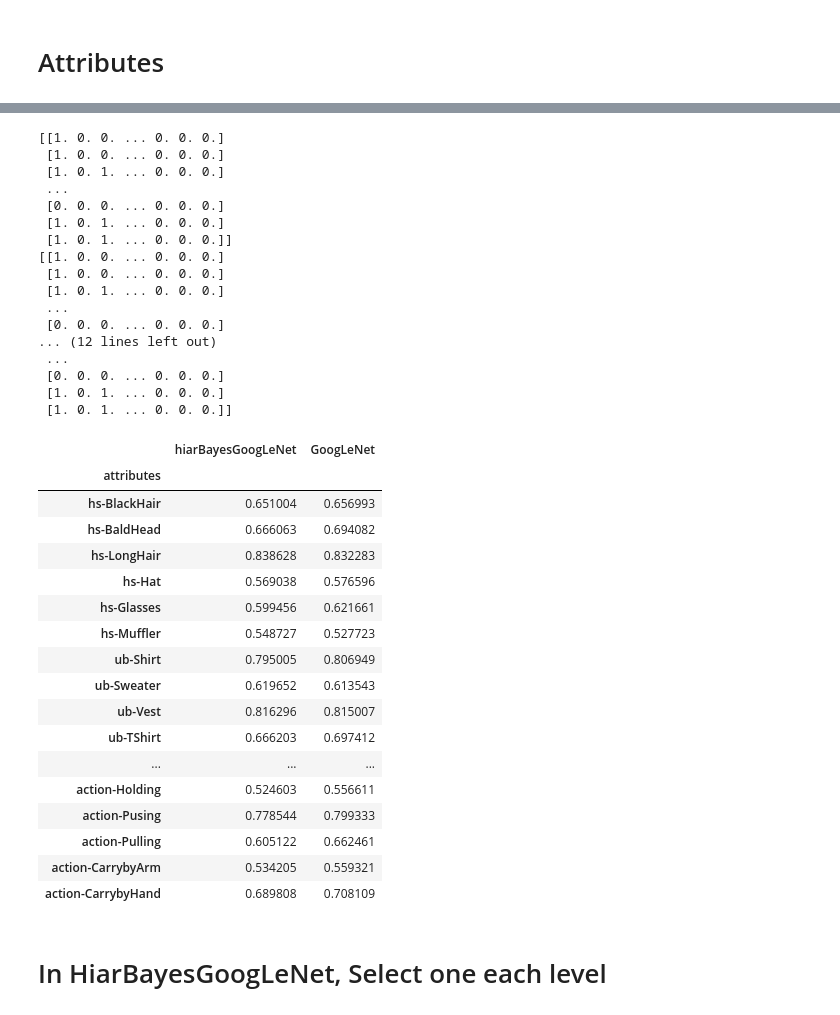
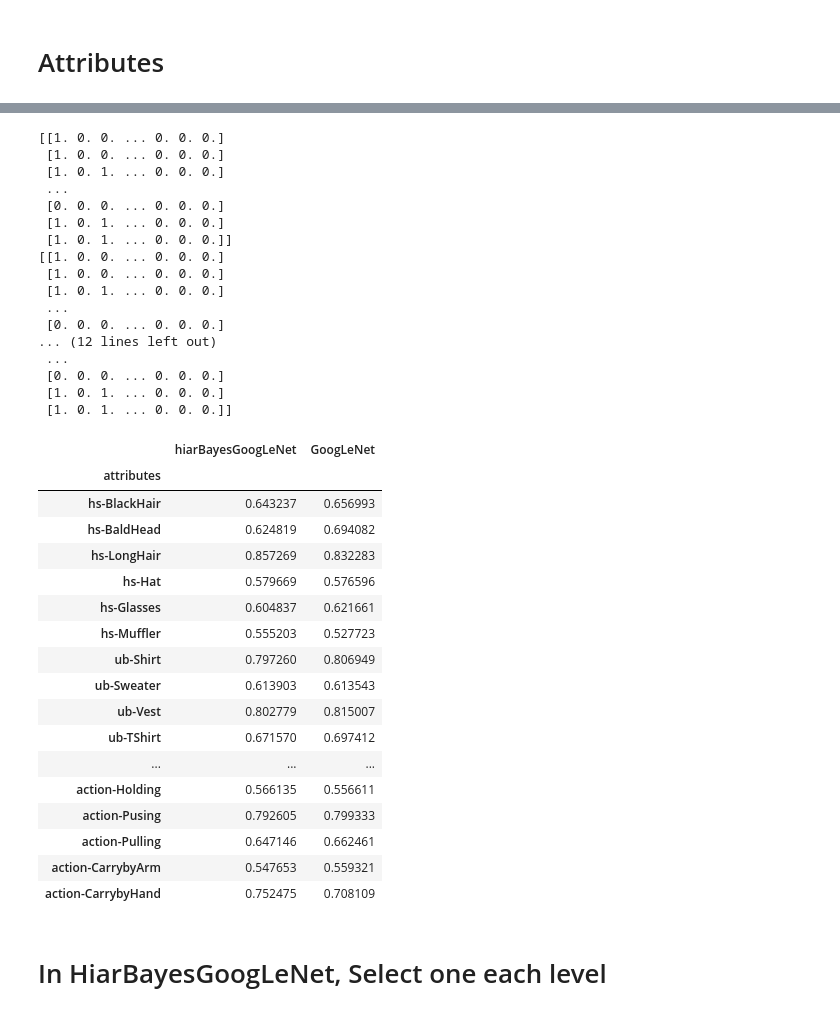
Before and after one commit to waterahr/HR-Net, a Jupyter notebook: notebook/test_RAP_51.ipynb, the cells around one changed output, grey strips where cells are left out. Drawn from its saved outputs; the diff is of its cells as text; code cells hidden in the pictures.

```diff
--- a/notebook/test_RAP_51.ipynb
+++ b/notebook/test_RAP_51.ipynb
@@ -267,8 +376,8 @@ data_dict = {"attributes": attributes_list_hiar}
 
 ###hiarBayesGoogLeNet
 predictions_prob = np.load(
-    "../results/predictions/hiarGoogLeNet_binary51_75v2_binary51_75_final500iter_model_predictions_imagenet_test_RAP.npy")
-predictions = np.array(predictions_prob >= 0.5, dtype="float64")#[:, selected]
+    "../results/predictions/hiarGoogLeNet_binary51_75v2_binary51_75_epoch100_valloss0.11_predictions_imagenet_test_RAP.npy")
+predictions = np.array(predictions_prob >= 0.5, dtype="float64")[:, :]#[:, selected]
 label = y_test_hiar#[:, selected]
 
 print(predictions)
@@ -378,7 +487,7 @@ data_dict = {"attributes": attributes_list_hiar}
 
 ###hiarBayesGoogLeNet
 predictions_prob = np.load(
-    "../results/predictions/hiarGoogLeNet_binary51_75v2_binary51_75_final500iter_model_predictions_imagenet_test_RAP.npy")
+    "../results/predictions/hiarGoogLeNet_binary51_75v2_binary51_75_epoch100_valloss0.11_predictions_imagenet_test_RAP.npy")
 predictions = np.array(predictions_prob >= 0.5, dtype="float64")#[:, selected]
 label = y_test_hiar#[:, selected]
 
@@ -421,49 +530,49 @@ print(label)
 metric = []
 for i in range(label.shape[1]):
     #print(accuracy_score(predictions[:, i], label[:, i]))
     metric.append(mA_attribute(predictions[:, i], label[:, i]))
 metric = np.asarray(metric)[list(np.hstack((low_level, mid_level, high_level)))]
 data_dict.update({"GoogLeNet": metric})
 
 df = pd.DataFrame(data_dict)
 df.set_index('attributes', inplace=True)
 df
 # %% [output]
 [[1. 0. 0. ... 0. 0. 0.]
  [1. 0. 0. ... 0. 0. 0.]
  [1. 0. 1. ... 0. 0. 0.]
  ...
  [0. 0. 0. ... 0. 0. 0.]
  [1. 0. 1. ... 0. 0. 0.]
  [1. 0. 1. ... 0. 0. 0.]]
 [[1. 0. 0. ... 0. 0. 0.]
  [1. 0. 0. ... 0. 0. 0.]
  [1. 0. 1. ... 0. 0. 0.]
  ...
  [0. 0. 0. ... 0. 0. 0.]
 ... (12 lines left out)
  ...
  [0. 0. 0. ... 0. 0. 0.]
  [1. 0. 1. ... 0. 0. 0.]
  [1. 0. 1. ... 0. 0. 0.]]
 |  | hiarBayesGoogLeNet | GoogLeNet |
 | attributes |  |  |
-| hs-BlackHair | 0.651004 | 0.656993 |
-| hs-BaldHead | 0.666063 | 0.694082 |
-| hs-LongHair | 0.838628 | 0.832283 |
-| hs-Hat | 0.569038 | 0.576596 |
-| hs-Glasses | 0.599456 | 0.621661 |
-| hs-Muffler | 0.548727 | 0.527723 |
-| ub-Shirt | 0.795005 | 0.806949 |
-| ub-Sweater | 0.619652 | 0.613543 |
-| ub-Vest | 0.816296 | 0.815007 |
-| ub-TShirt | 0.666203 | 0.697412 |
+| hs-BlackHair | 0.643237 | 0.656993 |
+| hs-BaldHead | 0.624819 | 0.694082 |
+| hs-LongHair | 0.857269 | 0.832283 |
+| hs-Hat | 0.579669 | 0.576596 |
+| hs-Glasses | 0.604837 | 0.621661 |
+| hs-Muffler | 0.555203 | 0.527723 |
+| ub-Shirt | 0.797260 | 0.806949 |
+| ub-Sweater | 0.613903 | 0.613543 |
+| ub-Vest | 0.802779 | 0.815007 |
+| ub-TShirt | 0.671570 | 0.697412 |
 | ... | ... | ... |
-| action-Holding | 0.524603 | 0.556611 |
-| action-Pusing | 0.778544 | 0.799333 |
-| action-Pulling | 0.605122 | 0.662461 |
-| action-CarrybyArm | 0.534205 | 0.559321 |
-| action-CarrybyHand | 0.689808 | 0.708109 |
+| action-Holding | 0.566135 | 0.556611 |
+| action-Pusing | 0.792605 | 0.799333 |
+| action-Pulling | 0.647146 | 0.662461 |
+| action-CarrybyArm | 0.547653 | 0.559321 |
+| action-CarrybyHand | 0.752475 | 0.708109 |
 # %%
 df.to_csv("../results/metrics/binary51_imagenet_ma7600_RAP.csv")
 # %% [markdown]
```
Also changed, not shown: parts of 6 cells of this notebook, 6 other files.
